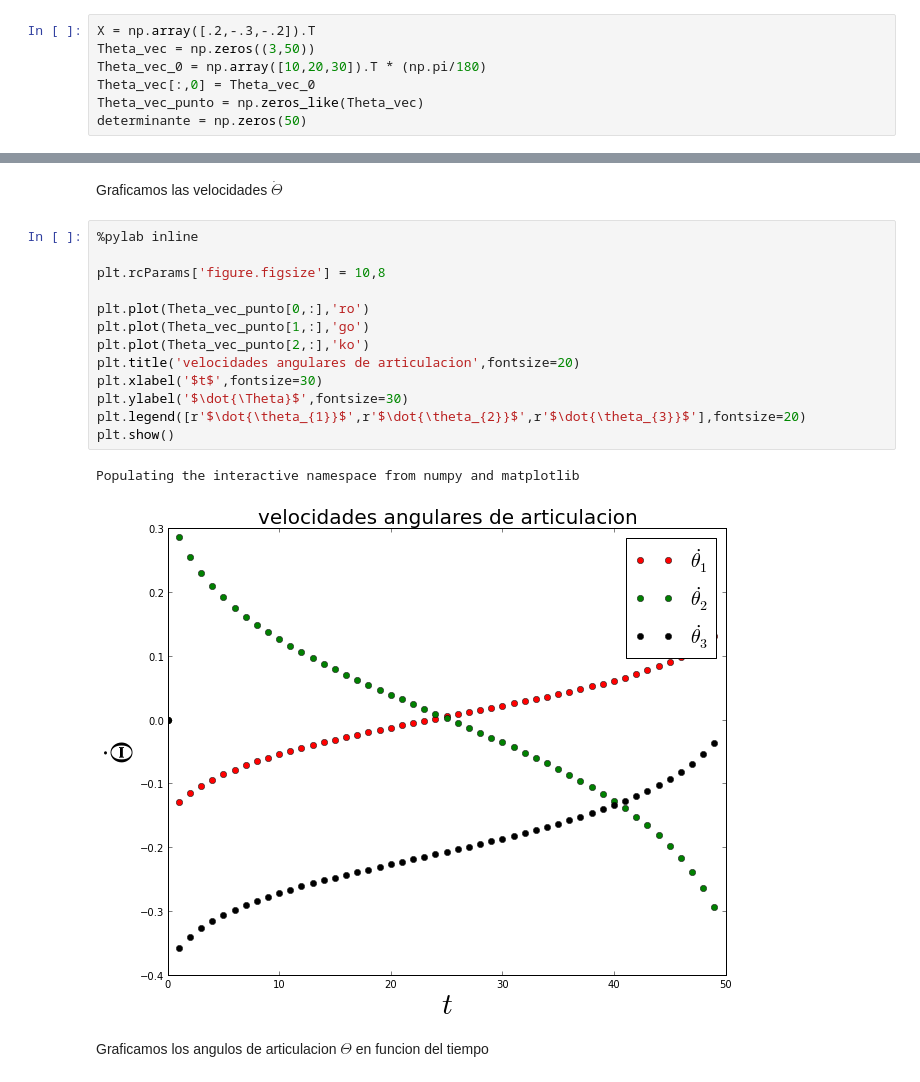
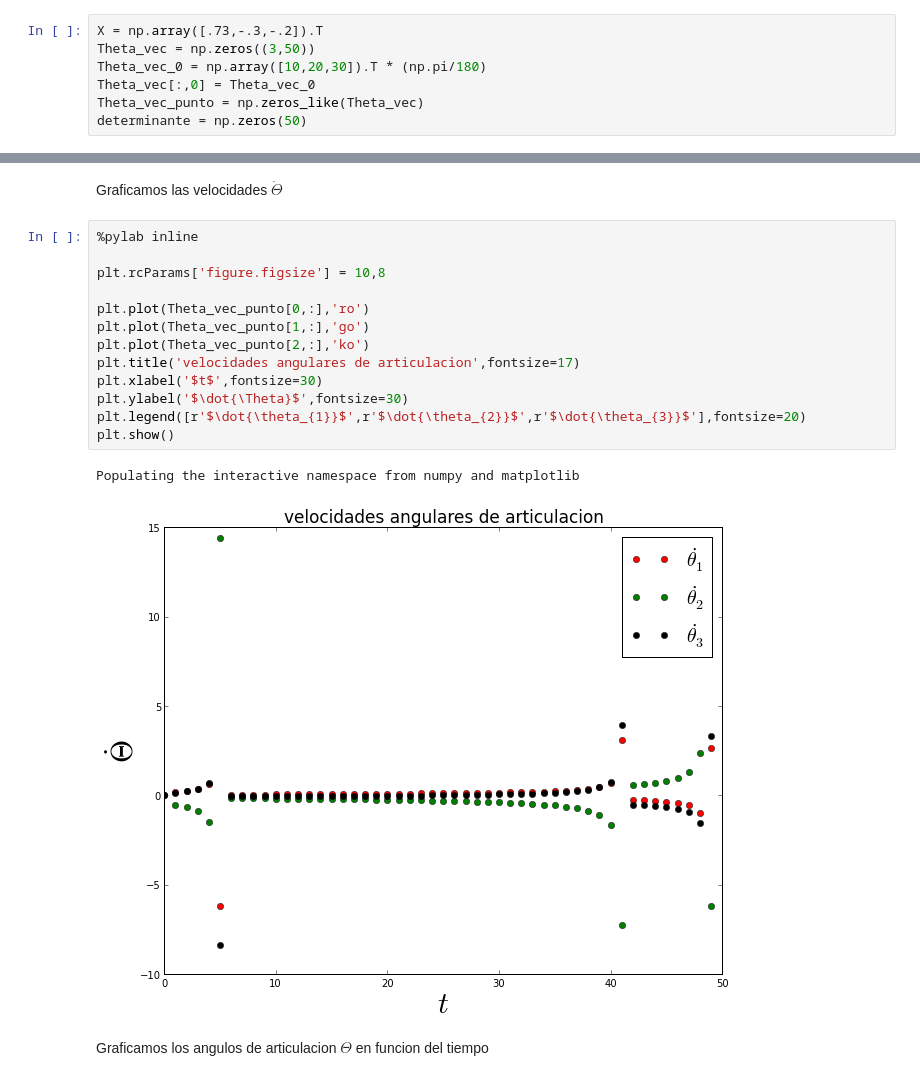
Before and after one commit to elsuizo/Control_de_robots_py, a Jupyter notebook: tp4.ipynb, the cells around one changed output, grey strips where cells are left out. Saved outputs shown, nothing was run; the diff lists cells and outputs as text.

```diff
--- a/tp4.ipynb
+++ b/tp4.ipynb
@@ -326,7 +326,7 @@ Luego definimos el vector de velocidades que se nos da en el enunciado:
 
 $X = [\dot{x},\dot{y},\omega_{z}]=[0.2,-0.3,-0.2]$
 # %%
-X = np.array([.2,-.3,-.2]).T
+X = np.array([.73,-.3,-.2]).T
 Theta_vec = np.zeros((3,50))
 Theta_vec_0 = np.array([10,20,30]).T * (np.pi/180)
 Theta_vec[:,0] = Theta_vec_0
@@ -391,19 +391,19 @@ Graficamos las velocidades $\dot{\Theta}$
 # %%
 %pylab inline
 
 plt.rcParams['figure.figsize'] = 10,8
 
 plt.plot(Theta_vec_punto[0,:],'ro')
 plt.plot(Theta_vec_punto[1,:],'go')
 plt.plot(Theta_vec_punto[2,:],'ko')
-plt.title('velocidades angulares de articulacion',fontsize=20)
+plt.title('velocidades angulares de articulacion',fontsize=17)
 plt.xlabel('$t$',fontsize=30)
 plt.ylabel('$\dot{\Theta}$',fontsize=30)
 plt.legend([r'$\dot{\theta_{1}}$',r'$\dot{\theta_{2}}$',r'$\dot{\theta_{3}}$'],fontsize=20)
 plt.show()
 # %% [output]
 Populating the interactive namespace from numpy and matplotlib
-[figure, old version]
+[figure, new version]
 # %% [markdown]
 Graficamos los angulos de articulacion $\Theta$ en funcion del tiempo
 # %%
```
Also changed, not shown: parts of 2 cells of this notebook.
